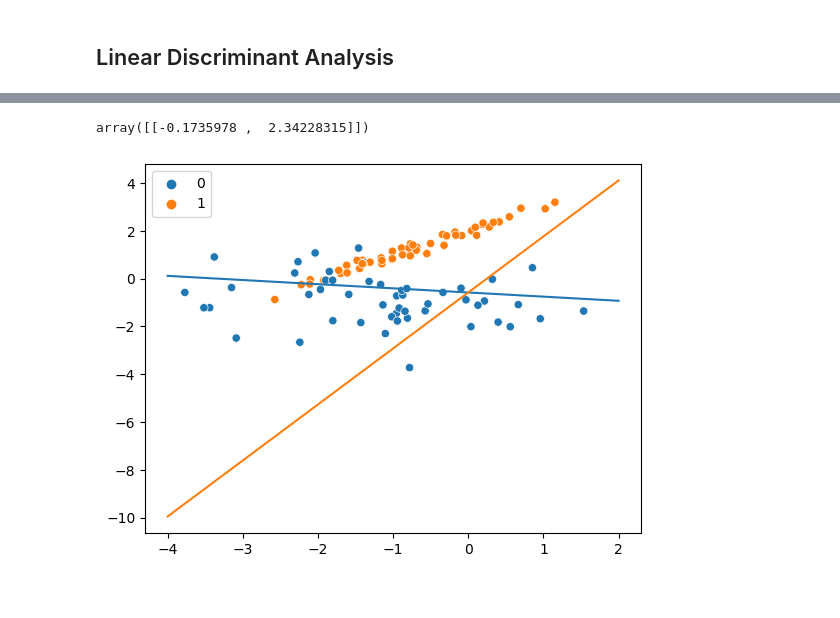
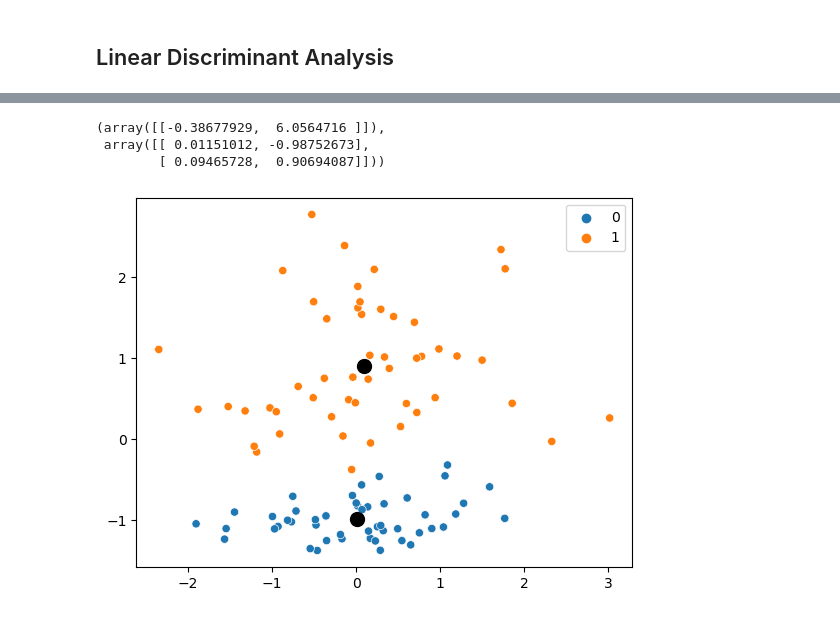
Before and after one commit to Janko-dev/ml_notebooks, a Jupyter notebook: notebooks/dimensionality_reduction.ipynb, the cells around one changed output, grey strips where cells are left out. Drawn from its saved outputs; the diff is of its cells as text; code cells hidden in the pictures.

```diff
--- a/notebooks/dimensionality_reduction.ipynb
+++ b/notebooks/dimensionality_reduction.ipynb
@@ -491,0 +496,12 @@ sns.histplot(x=lda_X[:, 0], hue=y, bins=20, kde=True, ax=axes[1])
+# %%
+X, y = make_classification(
+    random_state=121,
+    n_samples=100,
+    n_features=2,
+    n_redundant=0,
+    n_informative=1,
+    n_clusters_per_class=1,
+    n_classes=2
+)
+
+sns.scatterplot(x=X[:, 0], y=X[:, 1], hue=y)
@@ -492,14 +511,23 @@ sns.histplot(x=lda_X[:, 0], hue=y, bins=20, kde=True, ax=axes[1])
 # %%
+lda = LinearDiscriminantAnalysis(n_components=1).fit(X, y)
+lda_X = lda.transform(X)
+
 sns.scatterplot(x=X[:, 0], y=X[:, 1], hue=y)
-plt.plot([-4, 2], [
-    -4*lda.coef_[0, 0] + lda.intercept_[0],
-    2*lda.coef_[0, 0] + lda.intercept_[0]
-])
-plt.plot([-4, 2], [
-    -4*lda.coef_[0, 1] + lda.intercept_[0],
-    2*lda.coef_[0, 1] + lda.intercept_[0]
-])
-lda.coef_
+
+plt.plot(lda.means_[0, 0], lda.means_[0, 1], 'o', c='black', markersize=10)
+plt.plot(lda.means_[1, 0], lda.means_[1, 1], 'o', c='black', markersize=10)
+
+# plt.plot([-2, 2], [
+#     -2*lda.coef_[0, 1] + lda.coef_[0, 0],
+#     2*lda.coef_[0, 1] + lda.coef_[0, 0]
+# ])
+# plt.plot([-2, 2], [
+#     -2*lda.coef_[0, 1] + lda.intercept_[0],
+#     2*lda.coef_[0, 1] + lda.intercept_[0]
+# ])
+lda.coef_, lda.means_
 # %% [output]
-array([[-0.1735978 ,  2.34228315]])
+(array([[-0.38677929,  6.0564716 ]]),
+ array([[ 0.01151012, -0.98752673],
+        [ 0.09465728,  0.90694087]]))
-[figure, old version]
+[figure, new version]
```
Also changed, not shown: parts of 5 cells of this notebook.
